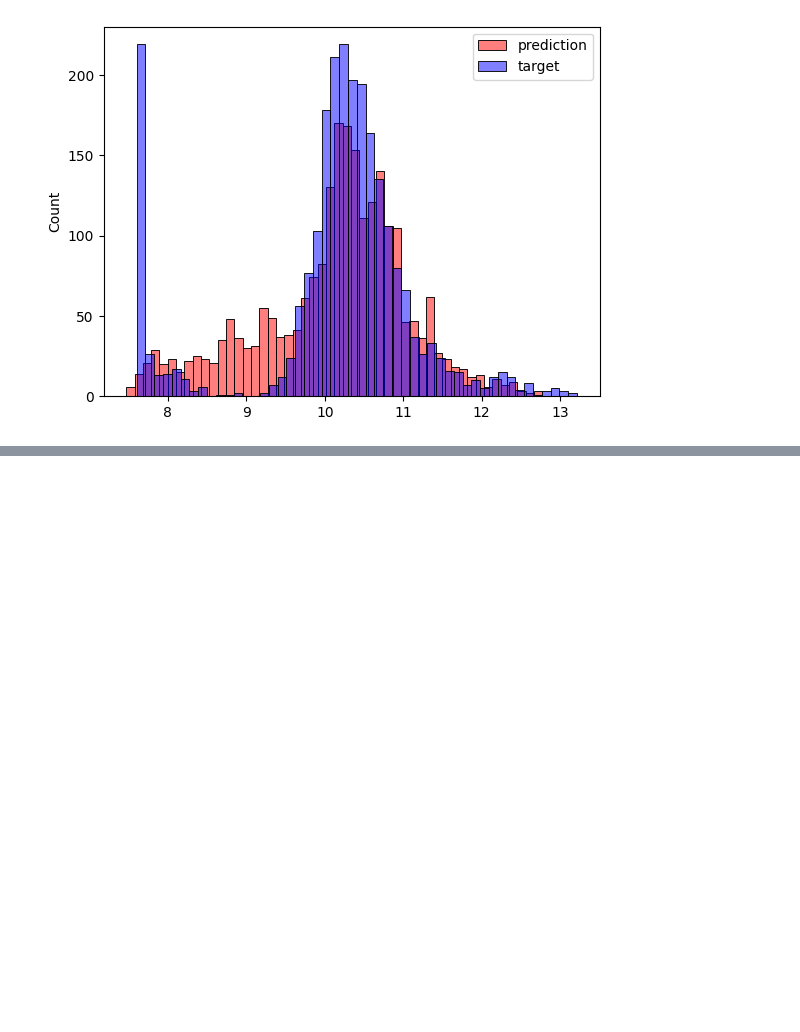
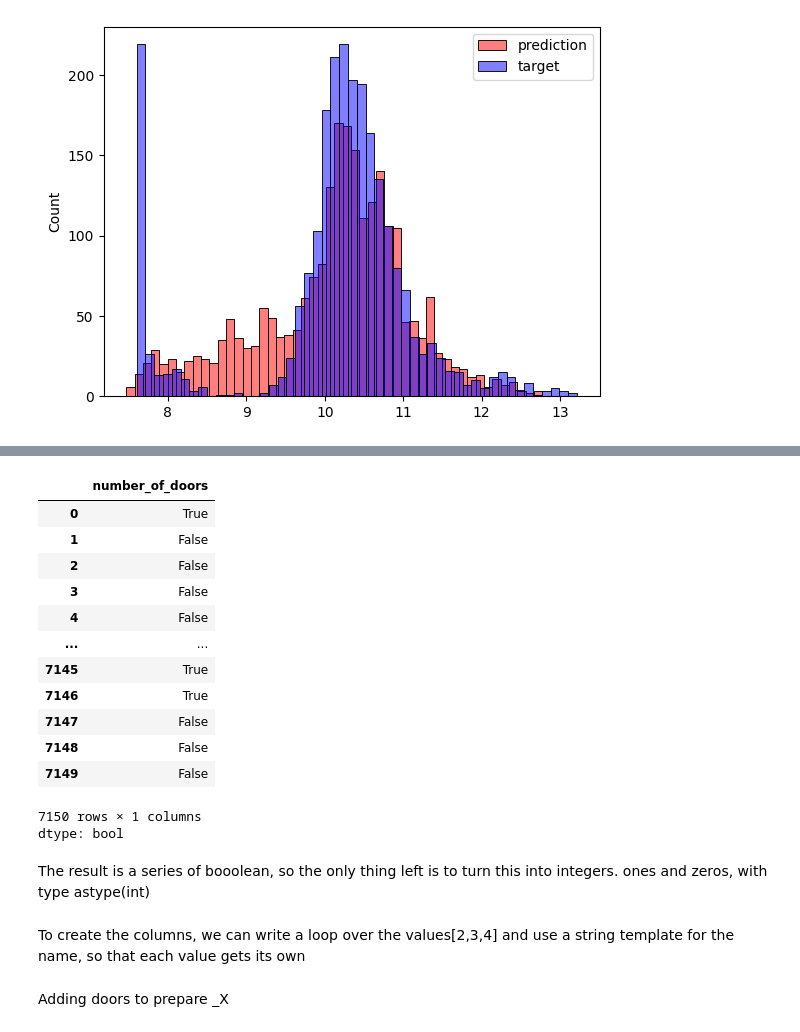
Before and after one commit to sejal-oli7/python, a Jupyter notebook: python / regression.ipynb, the cells around one changed output, grey strips where cells are left out. Drawn from its saved outputs; the diff is of its cells as text; code cells hidden in the pictures; blank space fills up the shorter version.

```diff
--- a/python / regression.ipynb
+++ b/python / regression.ipynb
@@ -852,0 +887,23 @@ plt.legend()
+# %%
+df_train.number_of_doors == 2
+# %% [output]
+|  | number_of_doors |
+| 0 | True |
+| 1 | False |
+| 2 | False |
+| 3 | False |
+| 4 | False |
+| ... | ... |
+| 7145 | True |
+| 7146 | True |
+| 7147 | False |
+| 7148 | False |
+| 7149 | False |
+7150 rows × 1 columns
+dtype: bool
+# %% [markdown]
+The result is a series of booolean, so the only thing left is to turn this into
+integers. ones and zeros, with type astype(int)
+# %% [markdown]
+To create the columns, we can write a loop over the values[2,3,4] and use
+a string template for the name, so that each value gets its own
@@ -852,0 +913,2 @@ plt.legend()
+# %% [markdown]
+Adding doors to prepare _X
```
Also changed, not shown: parts of 9 cells of this notebook.
